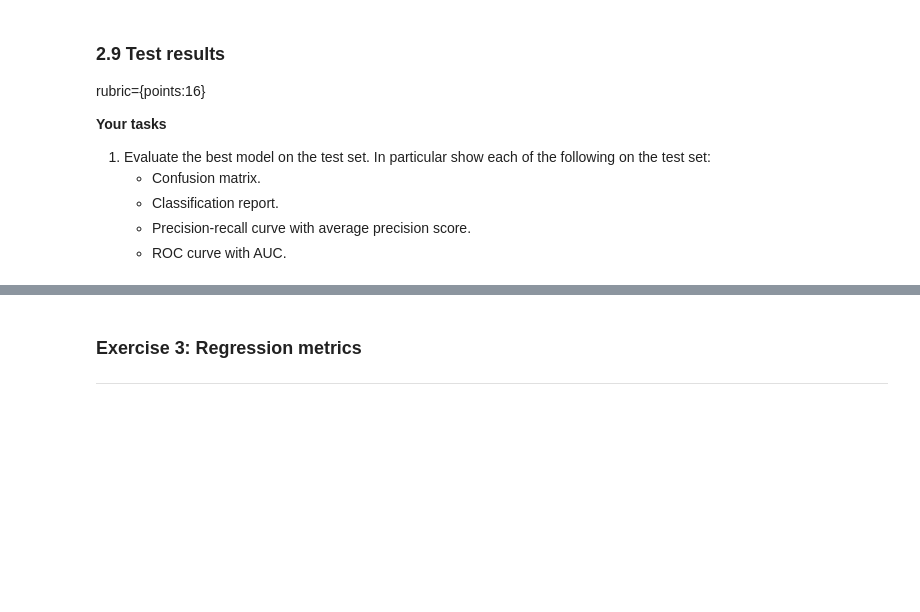
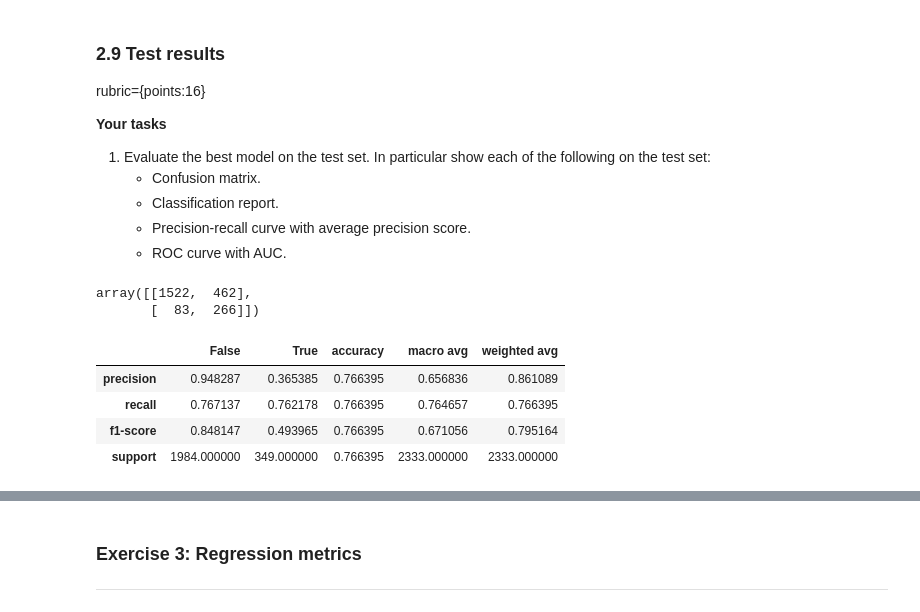
Before and after one commit to CarsonFox/MachineLearning, a Jupyter notebook: HW5/CS4320_HW5.ipynb, the cells around one changed output, grey strips where cells are left out. Drawn from its saved outputs; the diff is of its cells as text; code cells hidden in the pictures; blank space fills up the shorter version.

```diff
--- a/HW5/CS4320_HW5.ipynb
+++ b/HW5/CS4320_HW5.ipynb
@@ -391,0 +395,14 @@ rubric={points:16}
+# %%
+y_pred = model.predict(X_train)
+confusion_matrix(y_train, y_pred)
+# %% [output]
+array([[1522,  462],
+       [  83,  266]])
+# %%
+pd.DataFrame(classification_report(y_train, y_pred, output_dict=True))
+# %% [output]
+|  | False | True | accuracy | macro avg | weighted avg |
+| precision | 0.948287 | 0.365385 | 0.766395 | 0.656836 | 0.861089 |
+| recall | 0.767137 | 0.762178 | 0.766395 | 0.764657 | 0.766395 |
+| f1-score | 0.848147 | 0.493965 | 0.766395 | 0.671056 | 0.795164 |
+| support | 1984.000000 | 349.000000 | 0.766395 | 2333.000000 | 2333.000000 |
```
Also changed, not shown: parts of 9 cells of this notebook.
